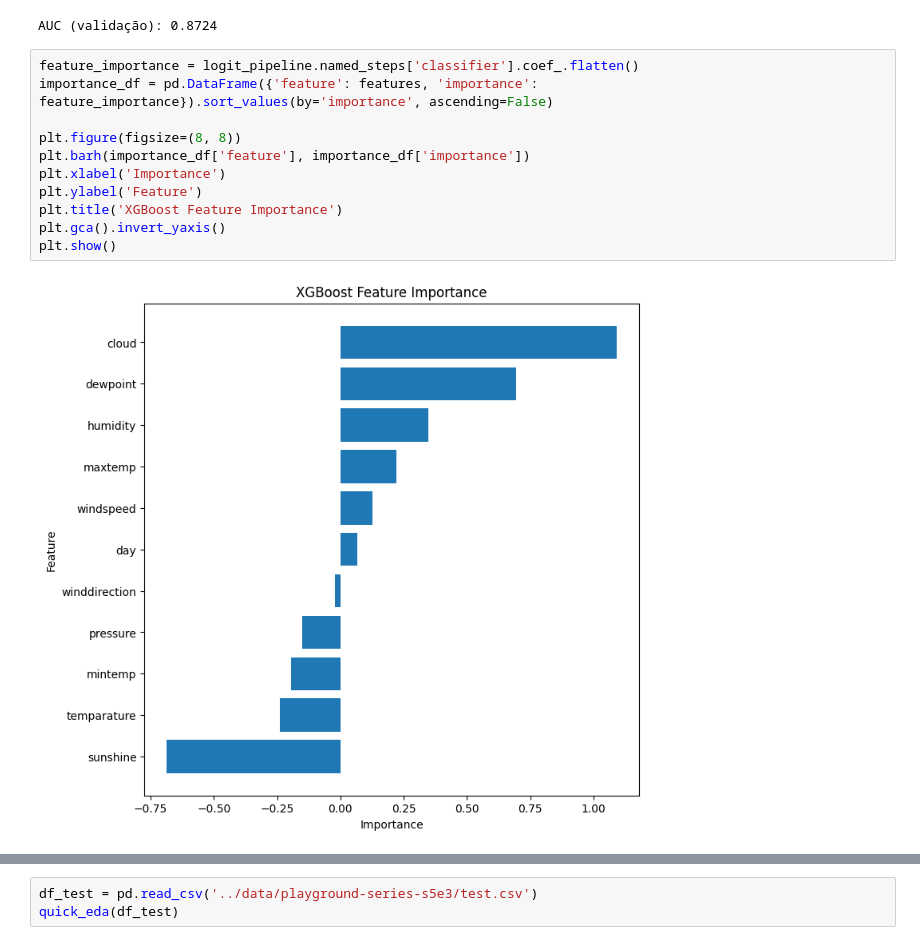
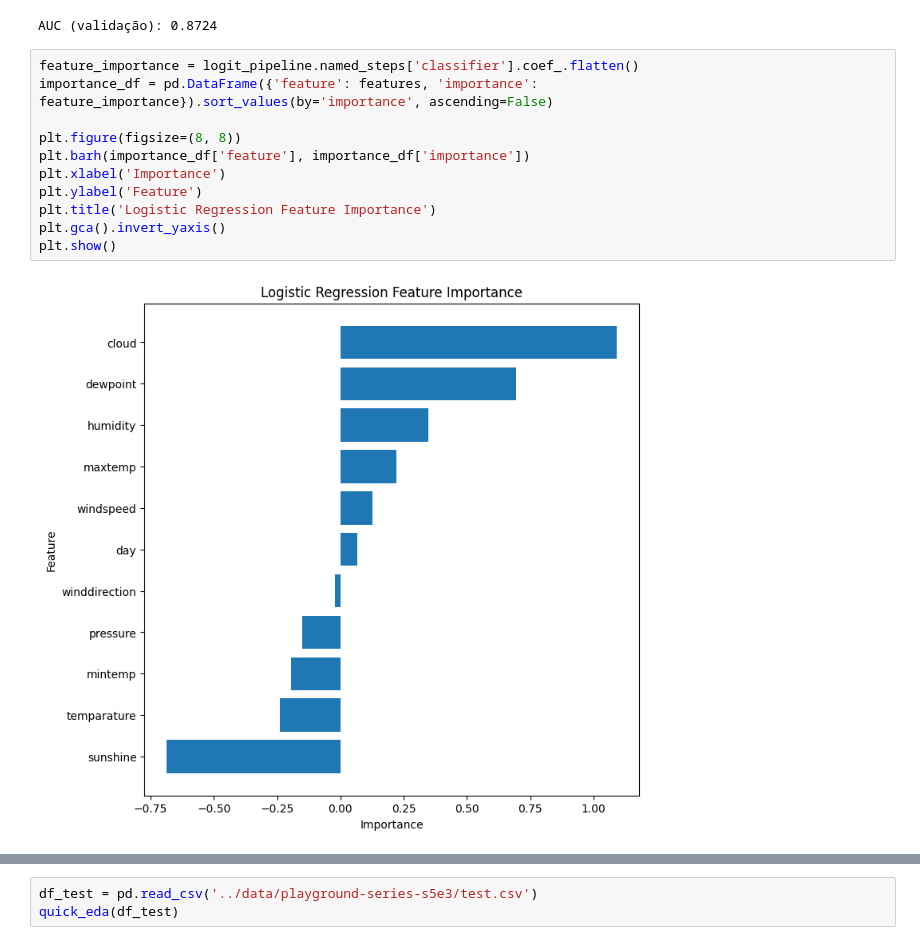
Before and after one commit to gprinciotti/kaggle, a Jupyter notebook: notebooks/playground-series-s5e3.ipynb, the cells around one changed output, grey strips where cells are left out. Saved outputs shown, nothing was run; the diff lists cells and outputs as text.

```diff
--- a/notebooks/playground-series-s5e3.ipynb
+++ b/notebooks/playground-series-s5e3.ipynb
@@ -128,16 +128,16 @@ AUC (validação): 0.8724
 # %%
 feature_importance = logit_pipeline.named_steps['classifier'].coef_.flatten()
 importance_df = pd.DataFrame({'feature': features, 'importance': feature_importance}).sort_values(by='importance', ascending=False)
 
 plt.figure(figsize=(8, 8))
 plt.barh(importance_df['feature'], importance_df['importance'])
 plt.xlabel('Importance')
 plt.ylabel('Feature')
-plt.title('XGBoost Feature Importance')
+plt.title('Logistic Regression Feature Importance')
 plt.gca().invert_yaxis()
 plt.show()
 # %% [output]
-[figure, old version]
+[figure, new version]
 # %%
 from xgboost import XGBClassifier
 from sklearn.model_selection import RandomizedSearchCV
```
Also changed, not shown: parts of 4 cells of this notebook, 3 other files.
